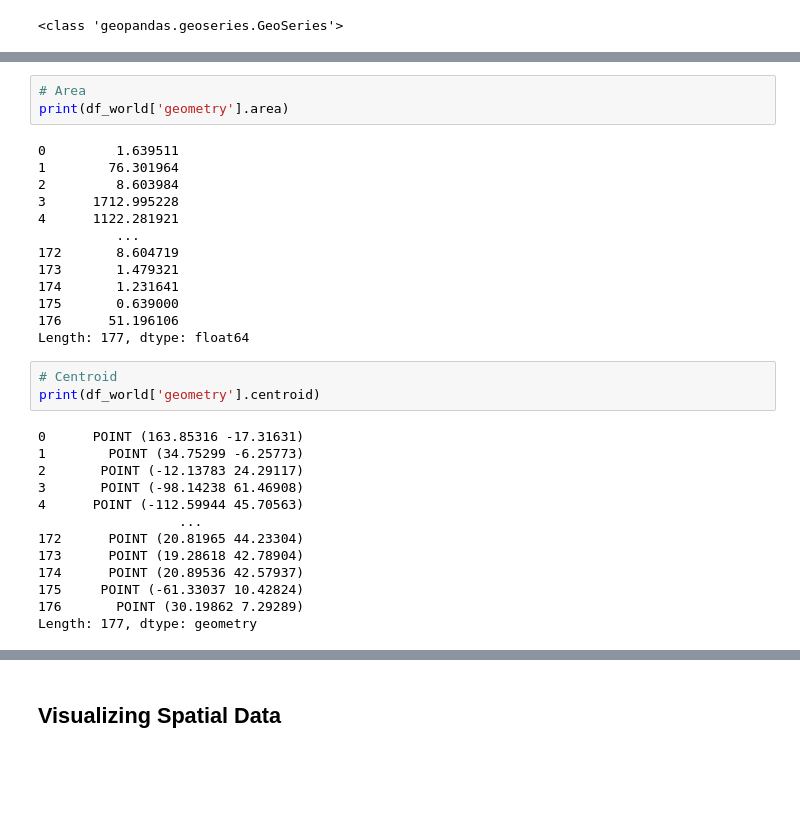
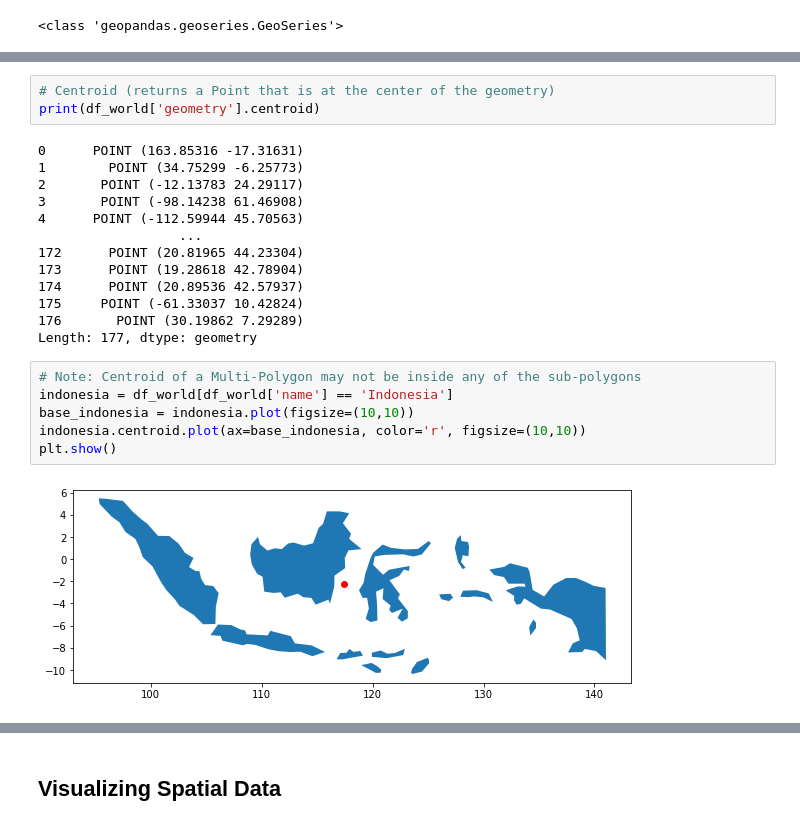
Before and after one commit to carolinadatascience/spatial-data-workshop, a Jupyter notebook: workshop.ipynb, the cells around one changed output, grey strips where cells are left out. Saved outputs shown, nothing was run; the diff lists cells and outputs as text; blank space fills up the shorter version.

```diff
--- a/workshop.ipynb
+++ b/workshop.ipynb
@@ -116,21 +129,5 @@ Geoseries have special attributes that may be useful in spatial analysis
-# %%
-# Area
-print(df_world['geometry'].area)
-# %% [output]
-0         1.639511
-1        76.301964
-2         8.603984
-3      1712.995228
-4      1122.281921
-          ...
-172       8.604719
-173       1.479321
-174       1.231641
-175       0.639000
-176      51.196106
-Length: 177, dtype: float64
 # %%
-# Centroid
+# Centroid (returns a Point that is at the center of the geometry)
 print(df_world['geometry'].centroid)
 # %% [output]
 0      POINT (163.85316 -17.31631)
@@ -145,3 +142,11 @@ print(df_world['geometry'].centroid)
 175     POINT (-61.33037 10.42824)
 176       POINT (30.19862 7.29289)
 Length: 177, dtype: geometry
+# %%
+# Note: Centroid of a Multi-Polygon may not be inside any of the sub-polygons
+indonesia = df_world[df_world['name'] == 'Indonesia']
+base_indonesia = indonesia.plot(figsize=(10,10))
+indonesia.centroid.plot(ax=base_indonesia, color='r', figsize=(10,10))
+plt.show()
+# %% [output]
+[figure, added]
```
Also changed, not shown: parts of 5 cells of this notebook.
